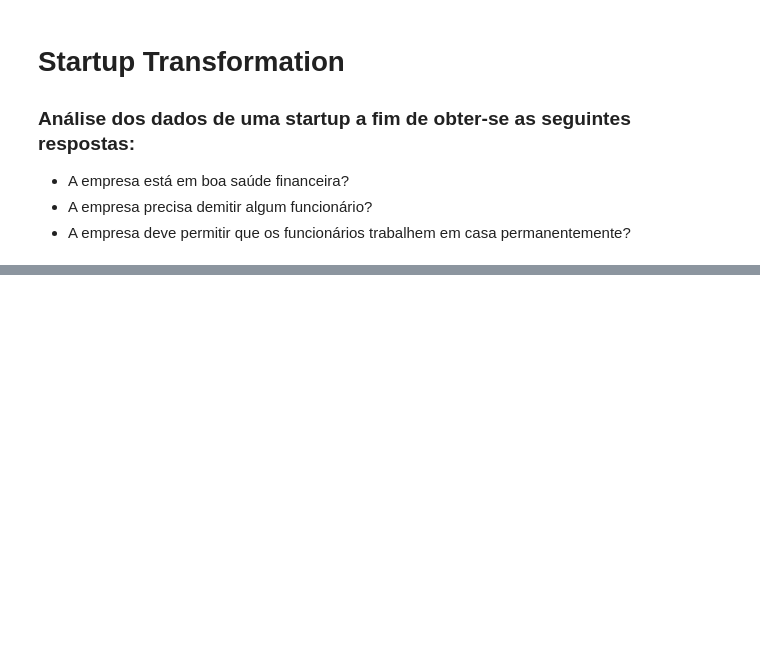
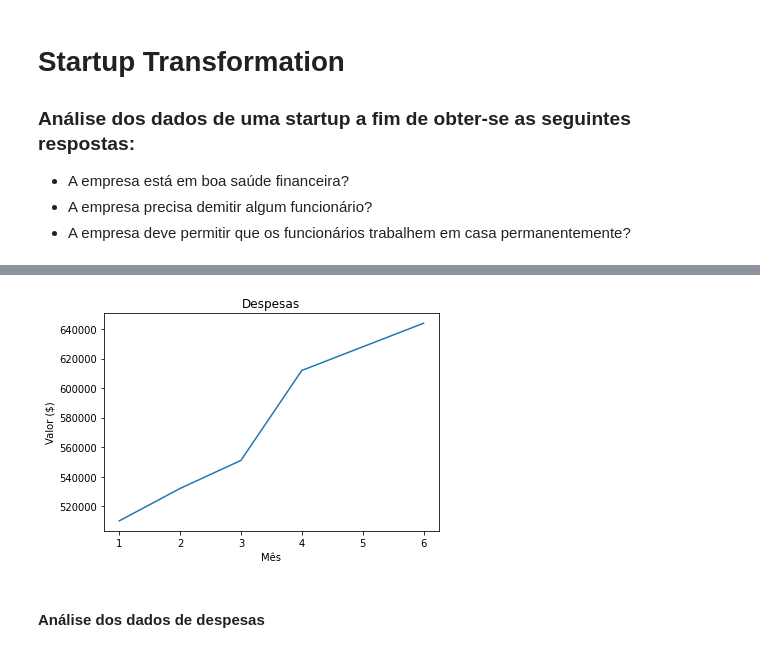
Before and after one commit to dlcmonteiro/startup-transformation, a Jupyter notebook: startup_tranformation.ipynb, the cells around one changed output, grey strips where cells are left out. Drawn from its saved outputs; the diff is of its cells as text; code cells hidden in the pictures; blank space fills up the shorter version.

```diff
--- a/startup_tranformation.ipynb
+++ b/startup_tranformation.ipynb
@@ -28,0 +69,13 @@ employees.head()
+# %%
+# Plota a relação entre mês e despesas
+
+#plt.clf()
+plt.plot(month, expenses)
+plt.xlabel('Mês')
+plt.ylabel('Valor ($)')
+plt.title('Despesas')
+plt.show()
+# %% [output]
+[figure, added]
+# %% [markdown]
+#### Análise dos dados de despesas
```
Also changed, not shown: parts of 16 cells of this notebook.
